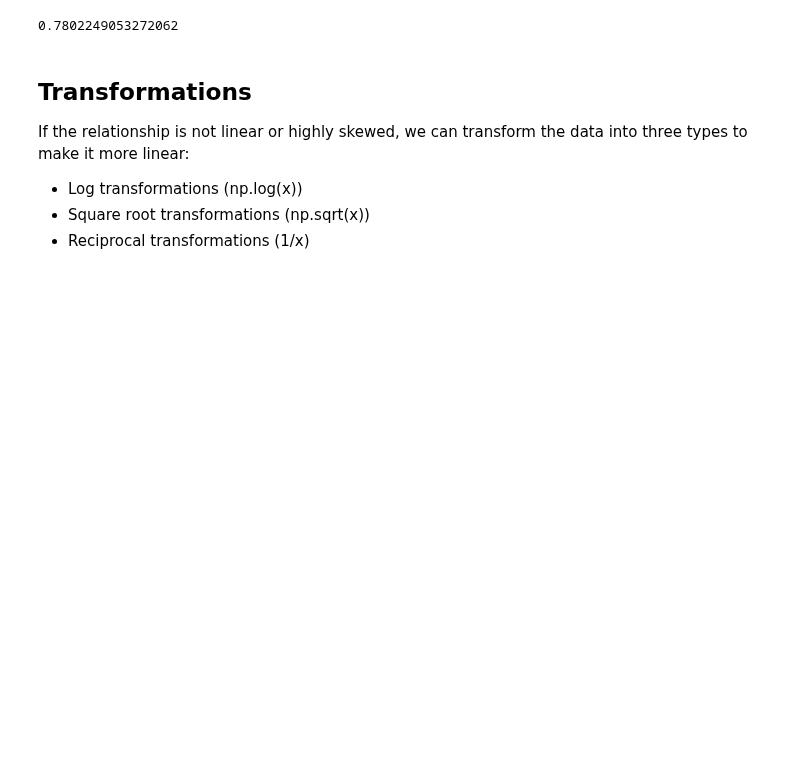
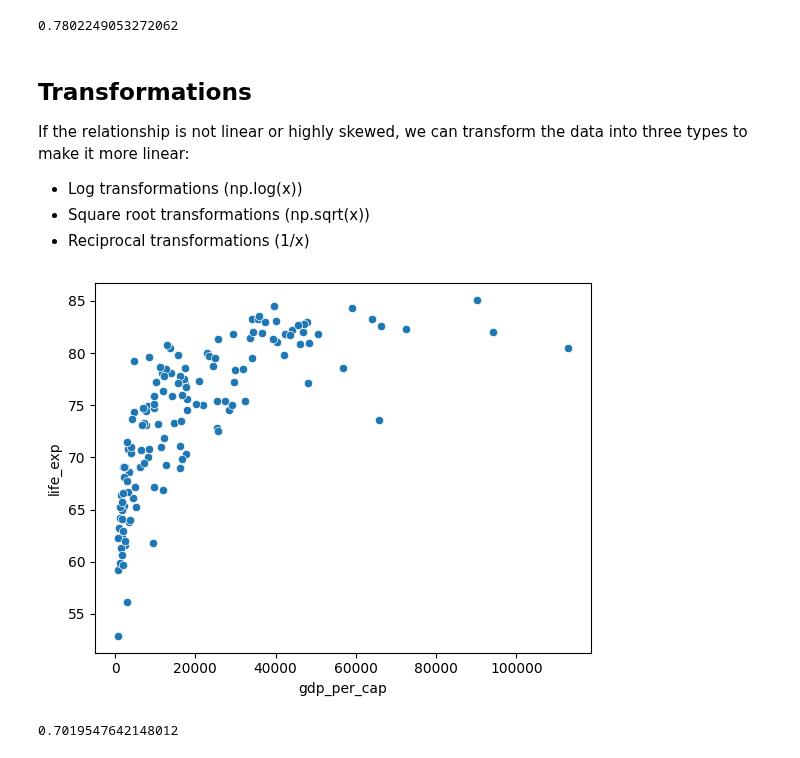
Before and after one commit to SyedaAnoosha/Data-Science-with-Python, a Jupyter notebook: Statistics/Basics/Correlation.ipynb, the cells around one changed output. Saved outputs shown, nothing was run; the diff lists cells and outputs as text; code cells hidden in the pictures; blank space fills up the shorter version.

Commit message:
correalation transformations added

```diff
--- a/Statistics/Basics/Correlation.ipynb
+++ b/Statistics/Basics/Correlation.ipynb
@@ -60,3 +60,14 @@ If the relationship is not linear or highly skewed, we can transform the data in
 - Log transformations (np.log(x))
 - Square root transformations (np.sqrt(x))
 - Reciprocal transformations (1/x)
+# %%
+sns.scatterplot(x='gdp_per_cap', y='life_exp', data=world_happiness)
+plt.show()
+# %% [output]
+[figure, added]
+# %%
+world_happiness['gdp_per_cap'].corr(world_happiness['life_exp'])
+# The above plot shows the realtion is not linear
+# Can't measure correlation because of correalation only measures linear relationships
+# %% [output]
+0.7019547642148012
```
Also changed, not shown: parts of 2 cells of this notebook.
